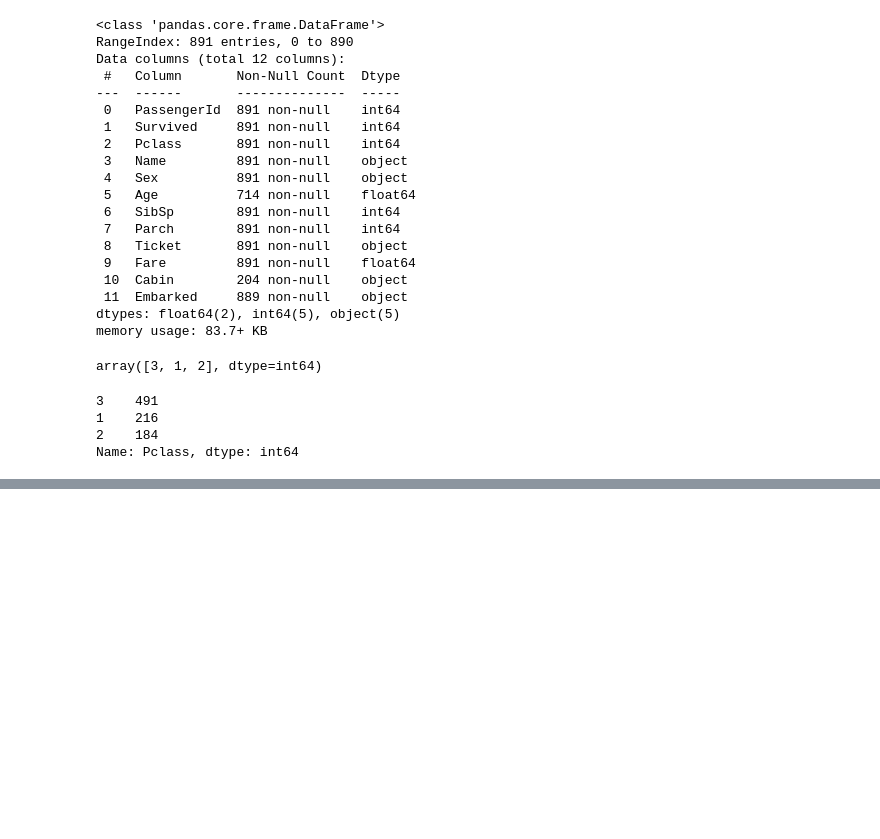
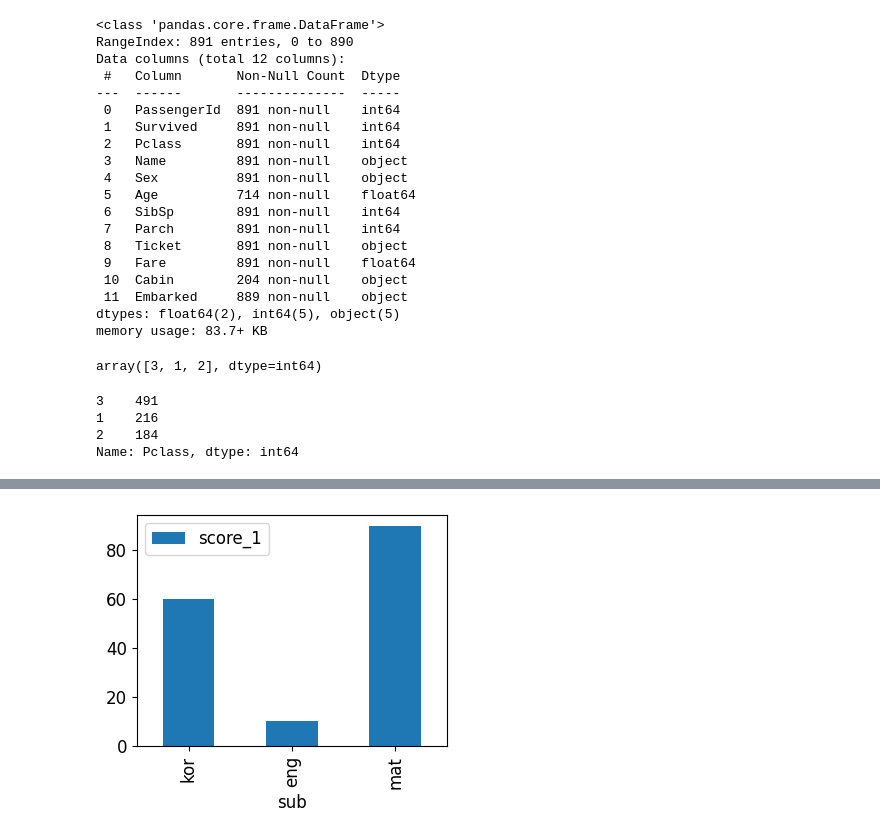
Before and after one commit to kkh1158/lecture, a Jupyter notebook: ipynb/lec12_matplotlib.ipynb, the cells around one changed output, grey strips where cells are left out. Cells and saved outputs as stored; diff of their text form; code cells hidden in the pictures; blank space fills up the shorter version.

```diff
--- a/ipynb/lec12_matplotlib.ipynb
+++ b/ipynb/lec12_matplotlib.ipynb
@@ -60,0 +64,5 @@ plt.show()
+# %%
+df.plot('sub', 'score_1', kind='bar')
+plt.show()
+# %% [output]
+[figure, added]
```
Also changed, not shown: parts of 22 cells of this notebook, 5 other files.
